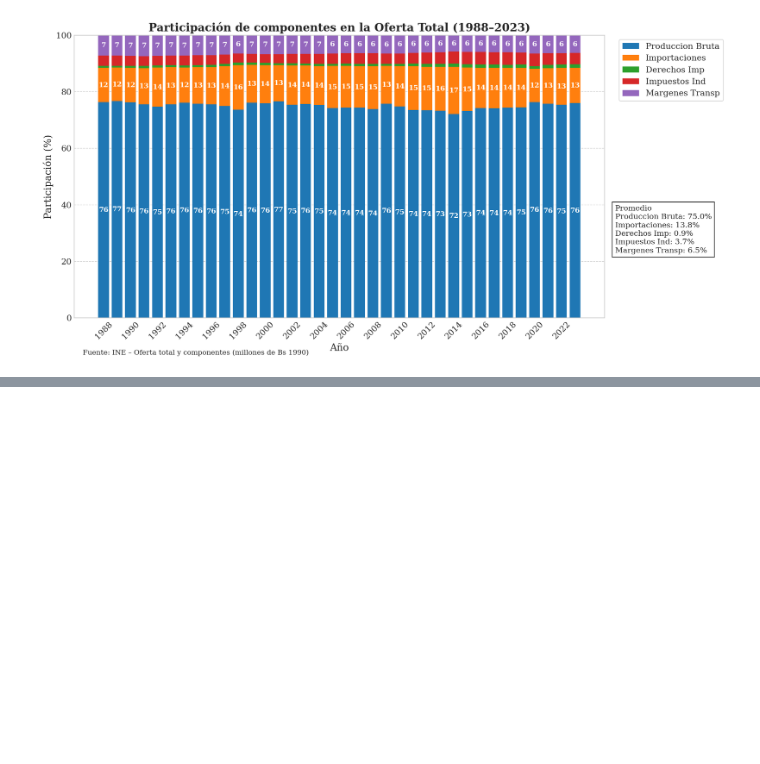
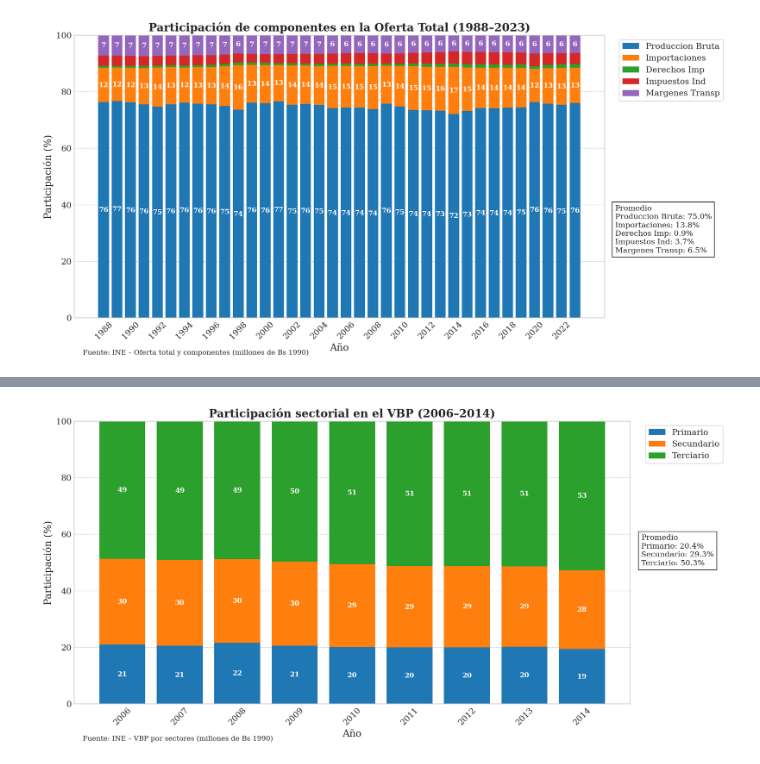
Before and after one commit to navi0369/proyectomacro, a Jupyter notebook: notebooks/analysis/vpb.ipynb, the cells around one changed output, grey strips where cells are left out. Drawn from its saved outputs; the diff is of its cells as text; code cells hidden in the pictures; blank space fills up the shorter version.

```diff
--- a/notebooks/analysis/vpb.ipynb
+++ b/notebooks/analysis/vpb.ipynb
@@ -3,6 +3,7 @@ import sqlite3
 import pandas as pd
 import numpy as np
 import matplotlib.pyplot as plt
+import os
 
 # Estilos
 plt.style.use("seaborn-v0_8-whitegrid")
@@ -24,11 +25,14 @@ conn = sqlite3.connect(DB_PATH)
 # Carga de datos
 df_ot = pd.read_sql("SELECT * FROM oferta_total", conn)
 df_dt = pd.read_sql("SELECT * FROM demanda_total", conn)
+df_vbp_sectores=pd.read_sql("SELECT * FROM vbp_sector_2006_2014", conn)
 conn.close()
 df_ot=df_ot.set_index("año")
 df_dt=df_dt.set_index("año")
+df_vbp_sectores=df_vbp_sectores.set_index("año")
 df_ot=df_ot/1000
 df_dt=df_dt/1000
+df_vbp_sectores=df_vbp_sectores/1000
 # Unir los dataframes en uno solo por índice (año)
 df = df_ot.join(df_dt['consumo_intermedio'])
 # Calcular VAB (en millones de Bs 1990)
@@ -278,0 +354,74 @@ año
+# %%
+# ── 3. Cálculo de participaciones (%) ─────────────────────────────────────────
+components = [
+    'sector_primario',
+    'sector_secundario',
+    'sector_terciario'
+]
+df_pct = participaciones[components]  # ya está en %
+
+# Estadísticas promedio de participación durante todo el período
+avg_shares = df_pct.mean().round(1)
+
+# ── 4. Gráfico stacked-bar con espacio para leyenda y estadísticas ───────────
+fig, ax = plt.subplots(figsize=(14, 7))
+
+bottom = np.zeros(len(df_pct))
+colors = plt.get_cmap('tab20').colors
+for i, comp in enumerate(components):
+    values = df_pct[comp].values
+    bars = ax.bar(df_pct.index, values, bottom=bottom,
+                  label=comp.replace('sector_','').title(),
+                  color=colors[2*i])
+    # Anotar valor de cada segmento
+    for bar, pct in zip(bars, values):
+        if pct >= 2.5:
+            x = bar.get_x() + bar.get_width() / 2
+            y = bar.get_y() + pct / 2
+            ax.text(
+                x, y,
+                f"{pct:.0f}",
+                ha='center', va='center',
+                color='white', fontsize=10, fontweight='bold'
+            )
+    bottom += values
+
+# Ajustar márgenes para la leyenda y estadísticas
+fig.subplots_adjust(right=0.8)
+
+# ── 5. Etiquetas y formato ────────────────────────────────────────────────────
+ax.set_title("Participación sectorial en el VBP (2006–2014)", fontweight='bold')
+ax.set_xlabel("Año")
+ax.set_ylabel("Participación (%)")
+ax.set_ylim(0, 100)
+ax.set_xticks(df_pct.index)
+ax.tick_params(axis='x', rotation=45)
+
+# Leyenda fuera del área de la gráfica
+ax.legend(loc='upper left', bbox_to_anchor=(1.02, 1), frameon=True)
+
+# ── 6. Cuadro de estadísticas promedio ────────────────────────────────────────
+stats_text = "\n".join([
+    f"{comp.replace('sector_','').title()}: {avg_shares[comp]}%"
+    for comp in components
+])
+ax.text(1.02, 0.60, "Promedio\n" + stats_text,
+        transform=ax.transAxes,
+        fontsize=11,
+        va='top',
+        ha='left',
+        bbox=dict(facecolor='white', edgecolor='black', alpha=0.8))
+
+# ── 7. Fuente bajo la gráfica ─────────────────────────────────────────────────
+fig.text(0.07, 0.02,
+         "Fuente: INE – VBP por sectores (millones de Bs 1990)",
+         ha='left', fontsize=10)
+
+# ── 8. Guardar y mostrar ──────────────────────────────────────────────────────
+OUTPUT_DIR = "."
+os.makedirs(OUTPUT_DIR, exist_ok=True)
+plt.tight_layout()
+plt.savefig(os.path.join(OUTPUT_DIR, "participacion_vbp_sectores.png"))
+plt.show()
+# %% [output]
+[figure, added]
```
Also changed, not shown: parts of 2 cells of this notebook, 4 other files.
